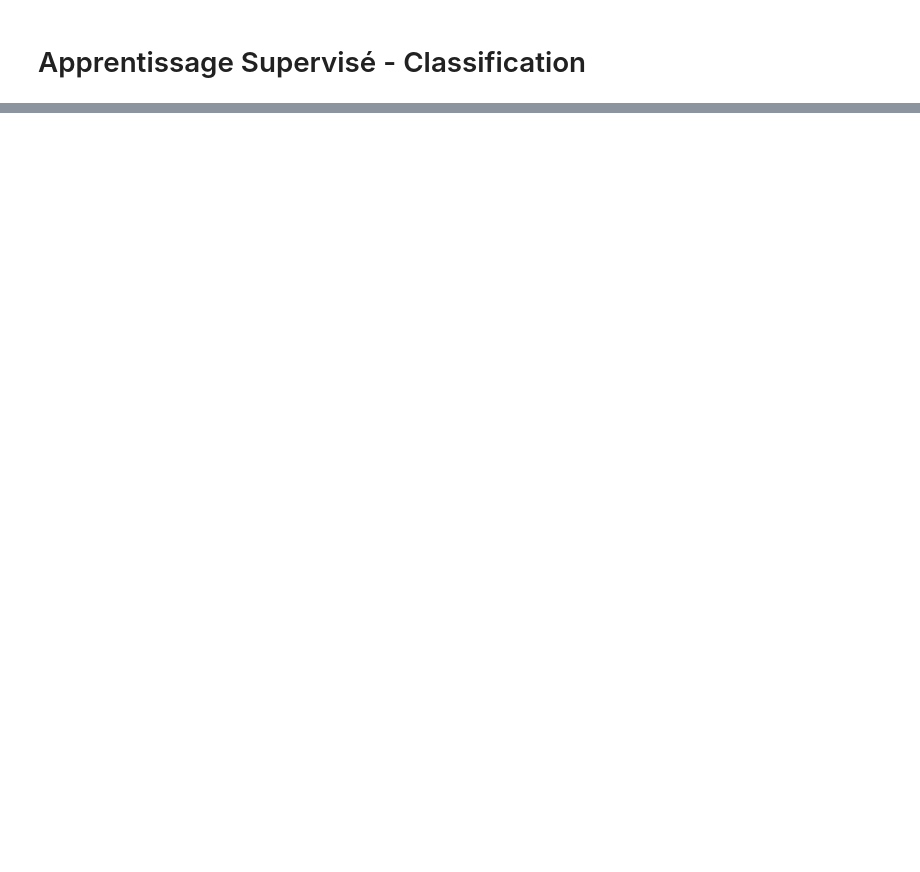
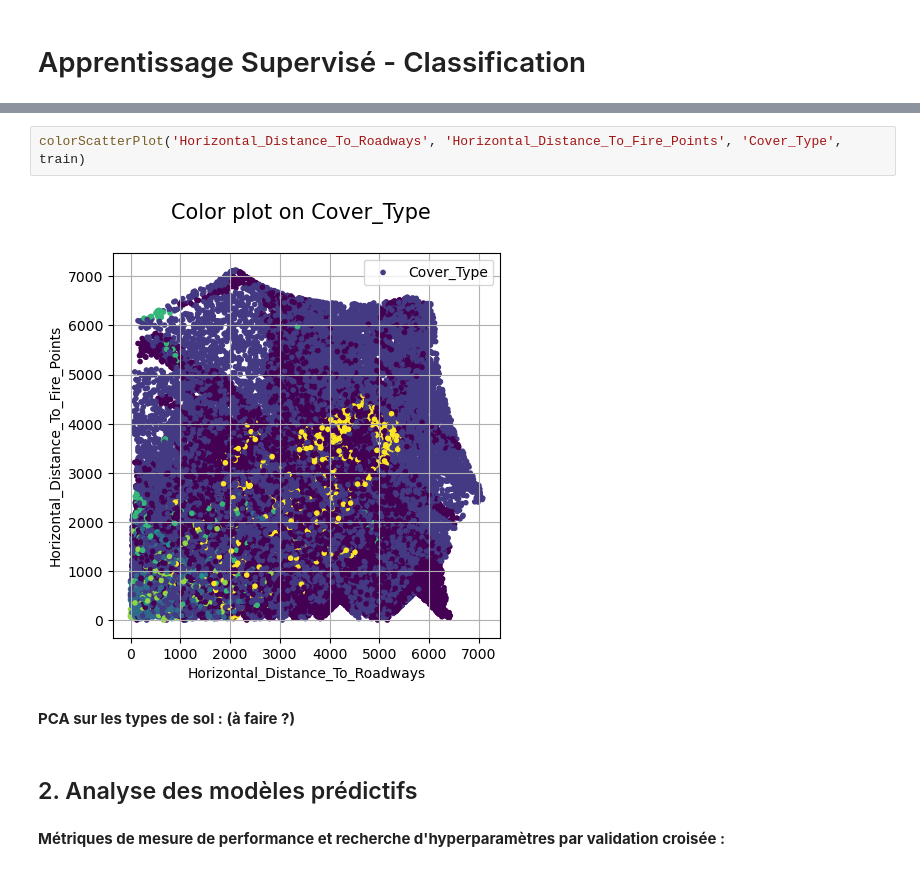
Before and after one commit to DarenXL/Apprentissage-Supervise-M2-MIA, a Jupyter notebook: Classification/classification.ipynb, the cells around one changed output, grey strips where cells are left out. Drawn from its saved outputs; the diff is of its cells as text; blank space fills up the shorter version.

```diff
--- a/Classification/classification.ipynb
+++ b/Classification/classification.ipynb
@@ -99,0 +117,10 @@ pred.to_csv("predictions/test.csv",index=True, index_label='row_ID')
+# %%
+colorScatterPlot('Horizontal_Distance_To_Roadways', 'Horizontal_Distance_To_Fire_Points', 'Cover_Type', train)
+# %% [output]
+[figure, added]
+# %% [markdown]
+**PCA sur les types de sol : (à faire ?)**
+# %% [markdown]
+## 2. Analyse des modèles prédictifs
+# %% [markdown]
+**Métriques de mesure de performance et recherche d'hyperparamètres par validation croisée :**
```
Also changed, not shown: parts of 46 cells of this notebook, 1 other file.
